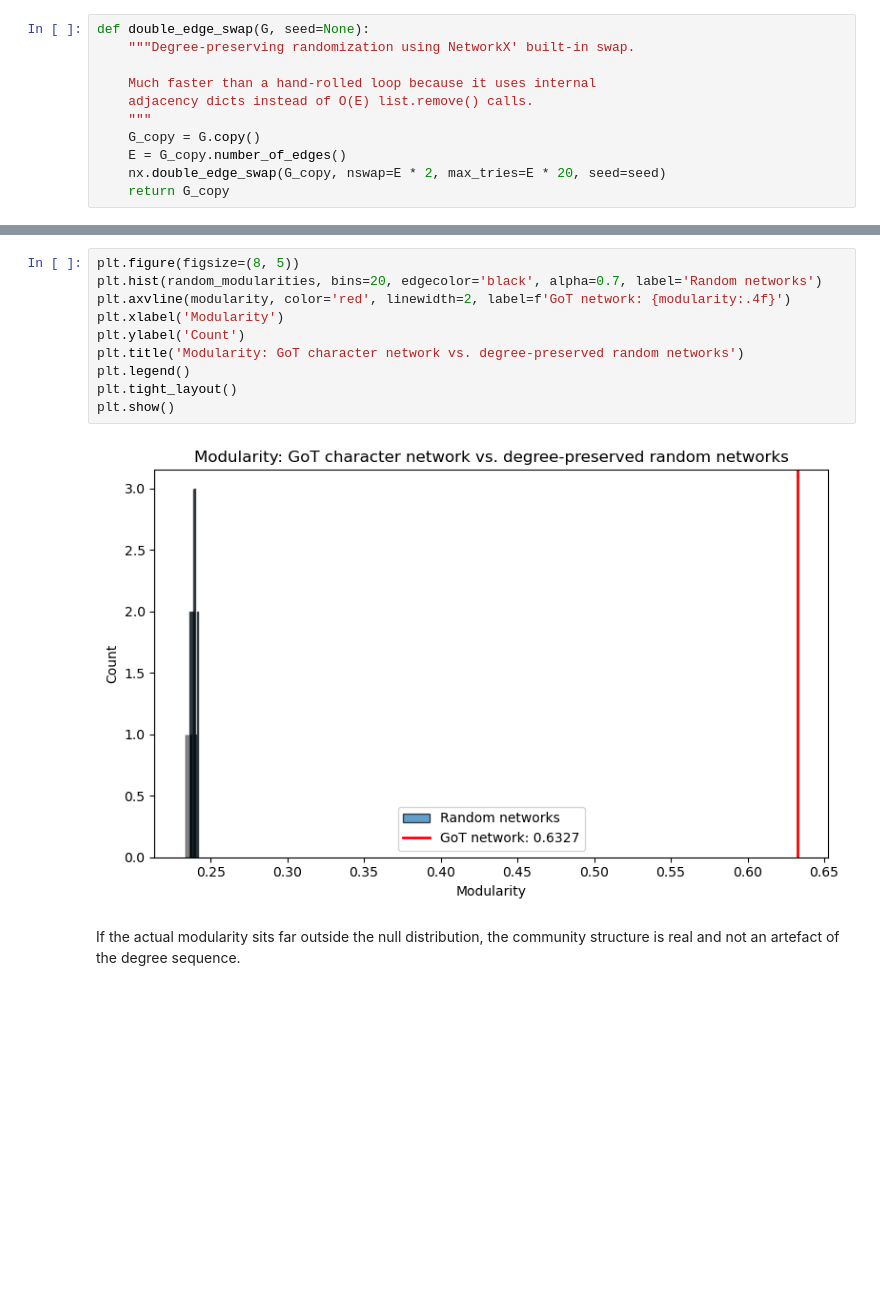
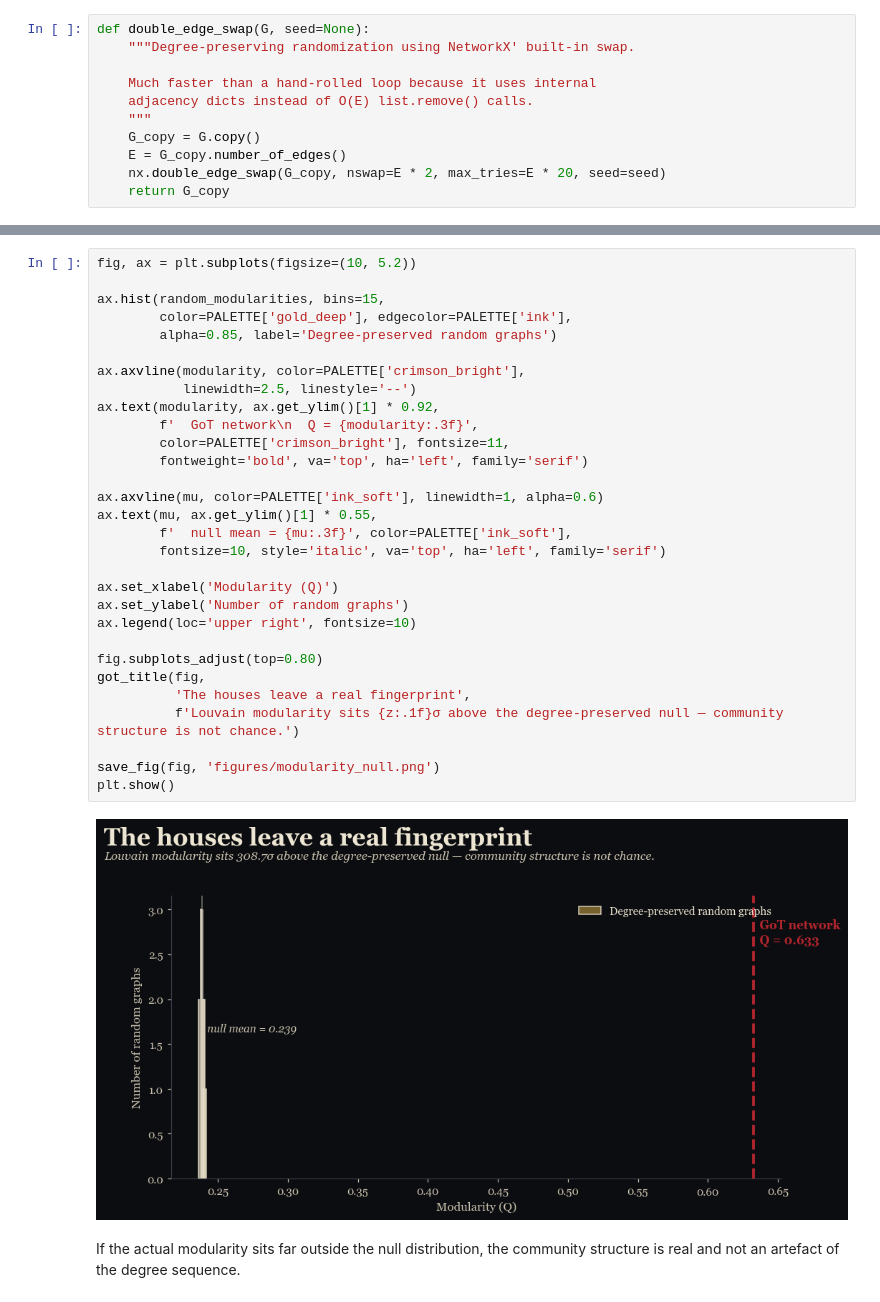
Before and after one commit to oggefaderen/CompSciProject, a Jupyter notebook: Allegiance prediction and graph visualization/community_vs_allegiance.ipynb, the cells around one changed output, grey strips where cells are left out. Cells and saved outputs as stored; diff of their text form; blank space fills up the shorter version.

```diff
--- a/Allegiance prediction and graph visualization/community_vs_allegiance.ipynb
+++ b/Allegiance prediction and graph visualization/community_vs_allegiance.ipynb
@@ -173,15 +182,35 @@ Z-score: 197.08
-# %%
-plt.figure(figsize=(8, 5))
-plt.hist(random_modularities, bins=20, edgecolor='black', alpha=0.7, label='Random networks')
-plt.axvline(modularity, color='red', linewidth=2, label=f'GoT network: {modularity:.4f}')
-plt.xlabel('Modularity')
-plt.ylabel('Count')
-plt.title('Modularity: GoT character network vs. degree-preserved random networks')
-plt.legend()
-plt.tight_layout()
-plt.show()
-# %% [output]
-[figure, removed]
+# %%
+fig, ax = plt.subplots(figsize=(10, 5.2))
+
+ax.hist(random_modularities, bins=15,
+        color=PALETTE['gold_deep'], edgecolor=PALETTE['ink'],
+        alpha=0.85, label='Degree-preserved random graphs')
+
+ax.axvline(modularity, color=PALETTE['crimson_bright'],
+           linewidth=2.5, linestyle='--')
+ax.text(modularity, ax.get_ylim()[1] * 0.92,
+        f'  GoT network\n  Q = {modularity:.3f}',
+        color=PALETTE['crimson_bright'], fontsize=11,
+        fontweight='bold', va='top', ha='left', family='serif')
+
+ax.axvline(mu, color=PALETTE['ink_soft'], linewidth=1, alpha=0.6)
+ax.text(mu, ax.get_ylim()[1] * 0.55,
+        f'  null mean = {mu:.3f}', color=PALETTE['ink_soft'],
+        fontsize=10, style='italic', va='top', ha='left', family='serif')
+
+ax.set_xlabel('Modularity (Q)')
+ax.set_ylabel('Number of random graphs')
+ax.legend(loc='upper right', fontsize=10)
+
+fig.subplots_adjust(top=0.80)
+got_title(fig,
+          'The houses leave a real fingerprint',
+          f'Louvain modularity sits {z:.1f}σ above the degree-preserved null — community structure is not chance.')
+
+save_fig(fig, 'figures/modularity_null.png')
+plt.show()
+# %% [output]
+[figure, added]
 # %% [markdown]
 If the actual modularity sits far outside the null distribution, the community structure is real and not an artefact of the degree sequence.
 # %% [markdown]
```
Also changed, not shown: parts of 24 cells of this notebook, 27 other files.
